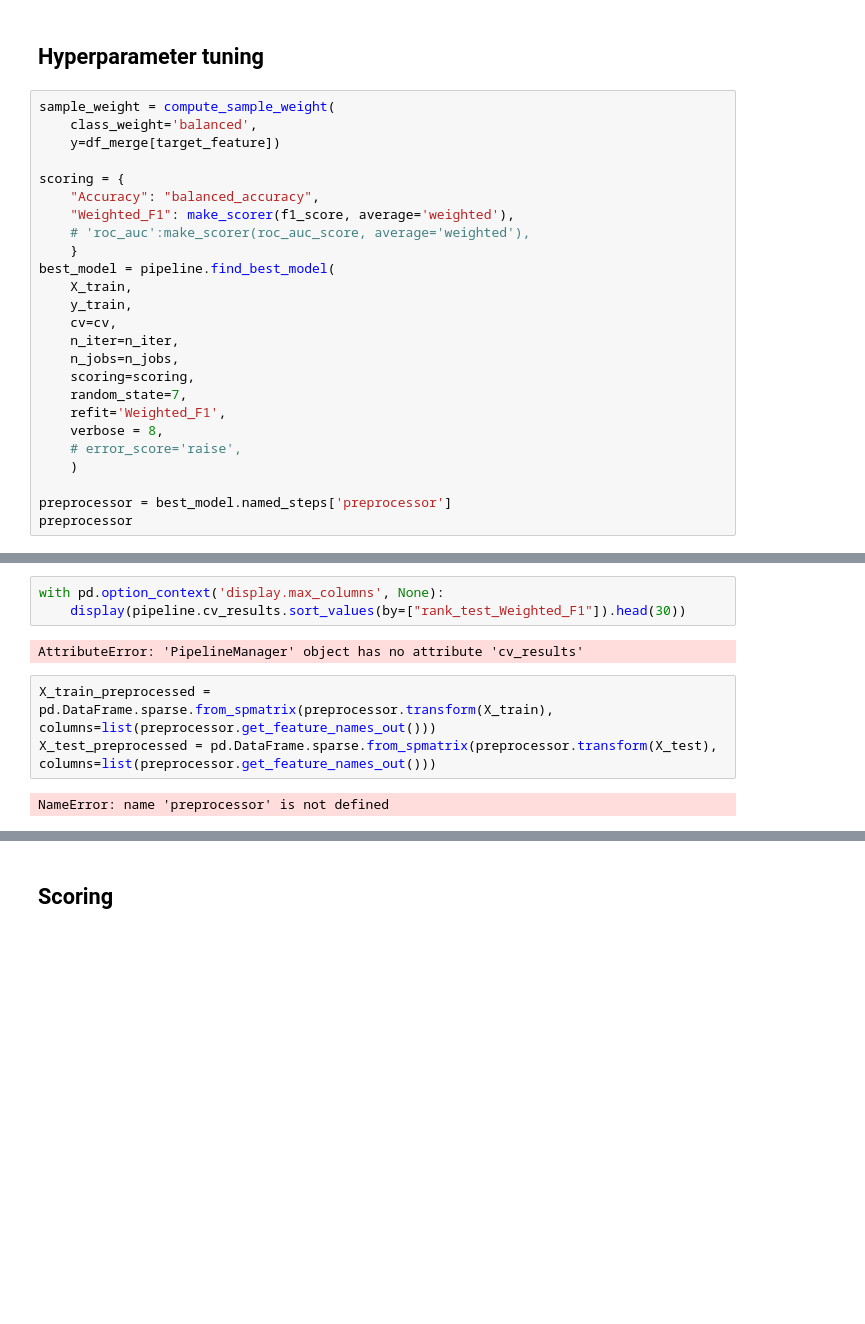
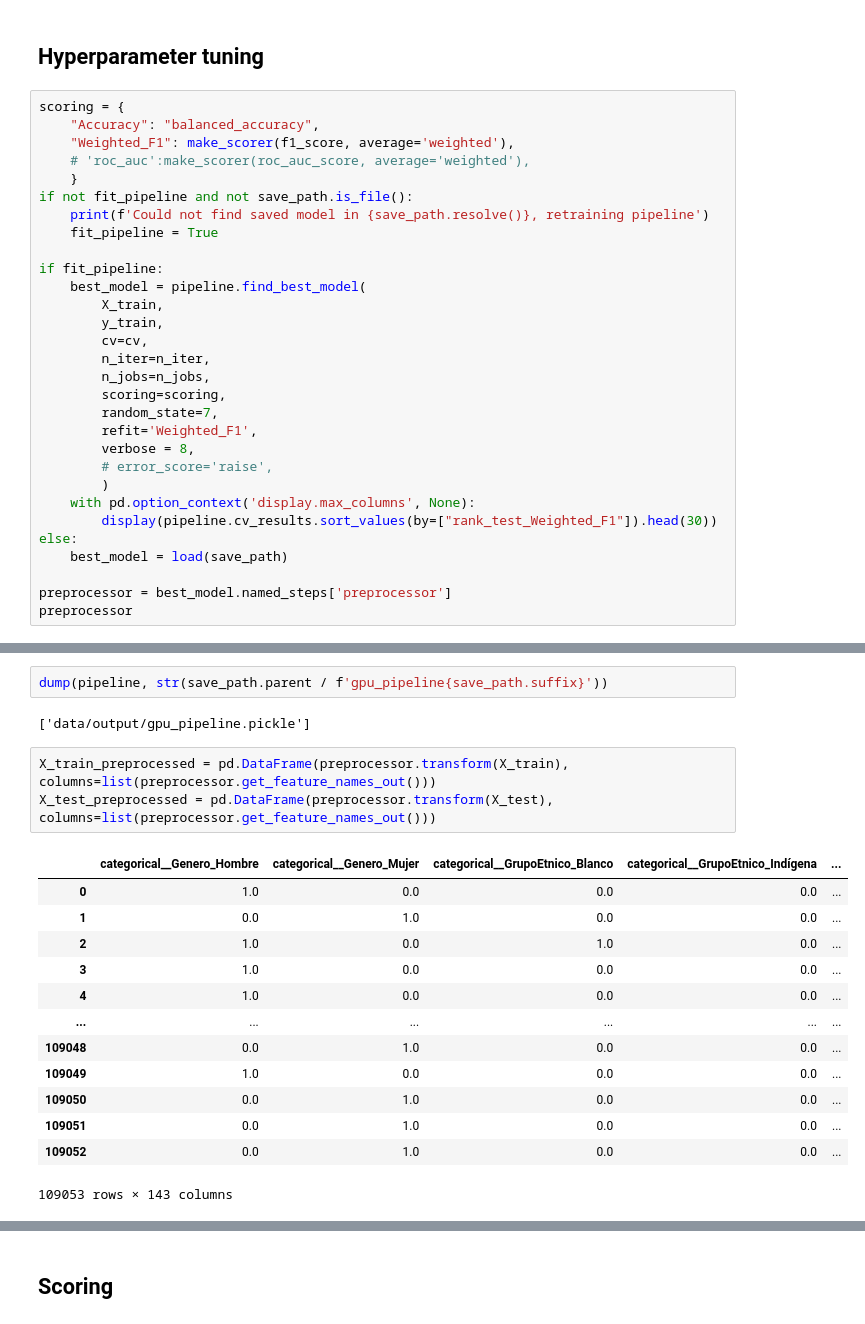
Before and after one commit to JuanGomez12/DataScience4AllProject, a Jupyter notebook: scripts/train_deep_ml.ipynb, the cells around one changed output, grey strips where cells are left out. Saved outputs shown, nothing was run; the diff lists cells and outputs as text; blank space fills up the shorter version.

```diff
--- a/scripts/train_deep_ml.ipynb
+++ b/scripts/train_deep_ml.ipynb
@@ -257,27 +267,32 @@ Pipeline(steps=[('preprocessor',
 # %% [markdown]
 ## Hyperparameter tuning
 # %%
-sample_weight = compute_sample_weight(
-    class_weight='balanced',
-    y=df_merge[target_feature])
-
 scoring = {
     "Accuracy": "balanced_accuracy",
     "Weighted_F1": make_scorer(f1_score, average='weighted'),
     # 'roc_auc':make_scorer(roc_auc_score, average='weighted'),
     }
-best_model = pipeline.find_best_model(
-    X_train,
-    y_train,
-    cv=cv,
-    n_iter=n_iter,
-    n_jobs=n_jobs,
-    scoring=scoring,
-    random_state=7,
-    refit='Weighted_F1',
-    verbose = 8,
-    # error_score='raise',
-    )
+if not fit_pipeline and not save_path.is_file():
+    print(f'Could not find saved model in {save_path.resolve()}, retraining pipeline')
+    fit_pipeline = True
+
+if fit_pipeline:
+    best_model = pipeline.find_best_model(
+        X_train,
+        y_train,
+        cv=cv,
+        n_iter=n_iter,
+        n_jobs=n_jobs,
+        scoring=scoring,
+        random_state=7,
+        refit='Weighted_F1',
+        verbose = 8,
+        # error_score='raise',
+        )
+    with pd.option_context('display.max_columns', None):
+        display(pipeline.cv_results.sort_values(by=["rank_test_Weighted_F1"]).head(30))
+else:
+    best_model = load(save_path)
 
 preprocessor = best_model.named_steps['preprocessor']
 preprocessor
@@ -303,13 +321,24 @@ Traceback (most recent call last):
-# %%
-with pd.option_context('display.max_columns', None):
-    display(pipeline.cv_results.sort_values(by=["rank_test_Weighted_F1"]).head(30))
-# %% [output]
-AttributeError: 'PipelineManager' object has no attribute 'cv_results'
+# %%
+dump(pipeline, str(save_path.parent / f'gpu_pipeline{save_path.suffix}'))
+# %% [output]
+['data/output/gpu_pipeline.pickle']
 # %%
-X_train_preprocessed = pd.DataFrame.sparse.from_spmatrix(preprocessor.transform(X_train), columns=list(preprocessor.get_feature_names_out()))
-X_test_preprocessed = pd.DataFrame.sparse.from_spmatrix(preprocessor.transform(X_test), columns=list(preprocessor.get_feature_names_out()))
+X_train_preprocessed = pd.DataFrame(preprocessor.transform(X_train), columns=list(preprocessor.get_feature_names_out()))
+X_test_preprocessed = pd.DataFrame(preprocessor.transform(X_test), columns=list(preprocessor.get_feature_names_out()))
 # %% [output]
+|  | categorical__Genero_Hombre | categorical__Genero_Mujer | categorical__GrupoEtnico_Blanco | categorical__GrupoEtnico_Indígena | ... |
+| 0 | 1.0 | 0.0 | 0.0 | 0.0 | ... |
+| 1 | 0.0 | 1.0 | 0.0 | 0.0 | ... |
+| 2 | 1.0 | 0.0 | 1.0 | 0.0 | ... |
+| 3 | 1.0 | 0.0 | 0.0 | 0.0 | ... |
+| 4 | 1.0 | 0.0 | 0.0 | 0.0 | ... |
+| ... | ... | ... | ... | ... | ... |
+| 109048 | 0.0 | 1.0 | 0.0 | 0.0 | ... |
+| 109049 | 1.0 | 0.0 | 0.0 | 0.0 | ... |
+| 109050 | 0.0 | 1.0 | 0.0 | 0.0 | ... |
+| 109051 | 0.0 | 1.0 | 0.0 | 0.0 | ... |
+| 109052 | 0.0 | 1.0 | 0.0 | 0.0 | ... |
-NameError: name 'preprocessor' is not defined
+109053 rows × 143 columns
 # %%
 # embedding = "nnlm-es-dim128"
 embedding = "nnlm-es-dim128-with-normalization"
```
Also changed, not shown: parts of 12 cells of this notebook.
